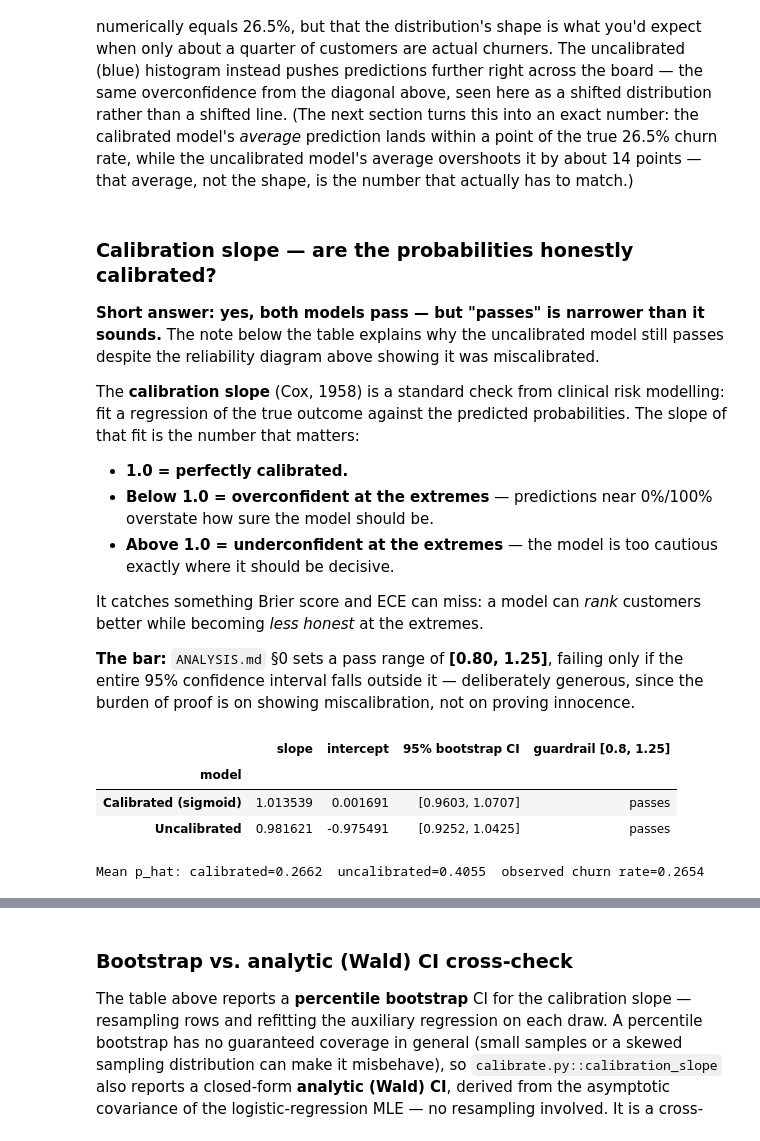
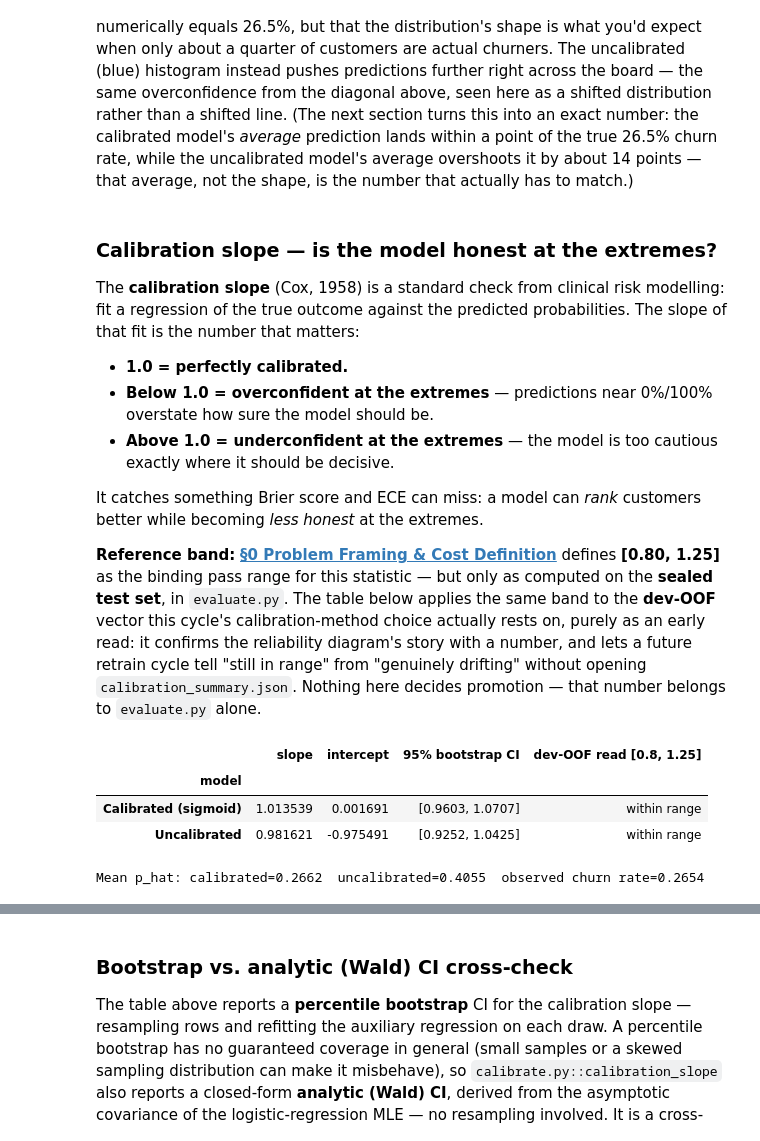
Before and after one commit to Ampofowaa/TelcoChurn_PortfolioProject, a Jupyter notebook: notebooks/04-calibration-and-threshold.ipynb, the cells around one changed output, grey strips where cells are left out. Drawn from its saved outputs; the diff is of its cells as text; code cells hidden in the pictures.

```diff
--- a/notebooks/04-calibration-and-threshold.ipynb
+++ b/notebooks/04-calibration-and-threshold.ipynb
@@ -124,9 +125,7 @@ display(Image(filename=reliability_path))
 
 The histogram below shows the same shift from a different angle — a distribution, not a curve. Only about 26.5% of customers actually churn, so most customers are genuinely low-risk; a calibrated model should predict a low probability for most of them, with a smaller stretch of higher predictions reserved for the ones who really are likely to leave. That's the shape the calibrated (orange) histogram takes: a tall cluster near 0% and a thinning tail out toward 100% — not a claim that "near 0%" numerically equals 26.5%, but that the distribution's shape is what you'd expect when only about a quarter of customers are actual churners. The uncalibrated (blue) histogram instead pushes predictions further right across the board — the same overconfidence from the diagonal above, seen here as a shifted distribution rather than a shifted line. (The next section turns this into an exact number: the calibrated model's *average* prediction lands within a point of the true 26.5% churn rate, while the uncalibrated model's average overshoots it by about 14 points — that average, not the shape, is the number that actually has to match.)
 # %% [markdown]
-### Calibration slope — are the probabilities honestly calibrated?
-
-**Short answer: yes, both models pass — but "passes" is narrower than it sounds.** The note below the table explains why the uncalibrated model still passes despite the reliability diagram above showing it was miscalibrated.
+### Calibration slope — is the model honest at the extremes?
 
 The **calibration slope** (Cox, 1958) is a standard check from clinical risk modelling: fit a regression of the true outcome against the predicted probabilities. The slope of that fit is the number that matters:
 
@@ -136,49 +135,50 @@ The **calibration slope** (Cox, 1958) is a standard check from clinical risk mod
 
 It catches something Brier score and ECE can miss: a model can *rank* customers better while becoming *less honest* at the extremes.
 
-**The bar:** `ANALYSIS.md` §0 sets a pass range of **[0.80, 1.25]**, failing only if the entire 95% confidence interval falls outside it — deliberately generous, since the burden of proof is on showing miscalibration, not on proving innocence.
+**Reference band:** **[§0 Problem Framing & Cost Definition](../ANALYSIS.md#0-problem-framing--cost-definition)** defines **[0.80, 1.25]** as the binding pass range for this statistic — but only as computed on the **sealed test set**, in `evaluate.py`. The table below applies the same band to the **dev-OOF** vector this cycle's calibration-method choice actually rests on, purely as an early read: it confirms the reliability diagram's story with a number, and lets a future retrain cycle tell "still in range" from "genuinely drifting" without opening `calibration_summary.json`. Nothing here decides promotion — that number belongs to `evaluate.py` alone.
 # %%
-band_lower, band_upper = 0.80, 1.25  # §0's guardrail band
+band_lower, band_upper = 0.80, 1.25  # §0's reference band, applied here to dev-OOF as an early read — not the binding sealed-test gate
 
 
-def _guardrail_verdict(slope_dict: dict) -> str:
-    # §0's rule: veto iff the ENTIRE 95% CI lies outside the band.
+def _band_read(slope_dict: dict) -> str:
+    # Same in/out-of-range test §0 specifies for the sealed-test gate, applied
+    # here to the dev-OOF vector for an early read, not a promotion decision.
     ci_lower, ci_upper = slope_dict["slope_ci_lower"], slope_dict["slope_ci_upper"]
-    vetoed = ci_upper < band_lower or ci_lower > band_upper
-    return "VETO" if vetoed else "passes"
+    outside = ci_upper < band_lower or ci_lower > band_upper
+    return "outside range" if outside else "within range"
 
 
 rows = []
 for label, key in [
     ("Calibrated (sigmoid)", "calibration_slope"),
     ("Uncalibrated", "uncalibrated_calibration_slope"),
 ]:
     s = calibration_summary[key]
     rows.append(
         {
             "model": label,
             "slope": s["slope"],
             "intercept": s["intercept"],
             "95% bootstrap CI": "[{:.4f}, {:.4f}]".format(
                 s["slope_ci_lower"], s["slope_ci_upper"]
             ),
-            "guardrail [{}, {}]".format(band_lower, band_upper): _guardrail_verdict(s),
+            "dev-OOF read [{}, {}]".format(band_lower, band_upper): _band_read(s),
         }
     )
 slope_comparison_df = pd.DataFrame(rows).set_index("model")
 display(slope_comparison_df)
 
 print(
     "Mean p_hat: calibrated={:.4f}  uncalibrated={:.4f}  observed churn rate={:.4f}".format(
         calibration_summary["mean_p_hat_calibrated"],
         calibration_summary["mean_p_hat_uncalibrated"],
         calibration_summary["observed_churn_rate"],
     )
 )
 # %% [output]
-|  | slope | intercept | 95% bootstrap CI | guardrail [0.8, 1.25] |
+|  | slope | intercept | 95% bootstrap CI | dev-OOF read [0.8, 1.25] |
 | model |  |  |  |  |
-| Calibrated (sigmoid) | 1.013539 | 0.001691 | [0.9603, 1.0707] | passes |
-| Uncalibrated | 0.981621 | -0.975491 | [0.9252, 1.0425] | passes |
+| Calibrated (sigmoid) | 1.013539 | 0.001691 | [0.9603, 1.0707] | within range |
+| Uncalibrated | 0.981621 | -0.975491 | [0.9252, 1.0425] | within range |
 Mean p_hat: calibrated=0.2662  uncalibrated=0.4055  observed churn rate=0.2654
 # %% [markdown]
```
Also changed, not shown: parts of 6 cells of this notebook, 9 other files.
